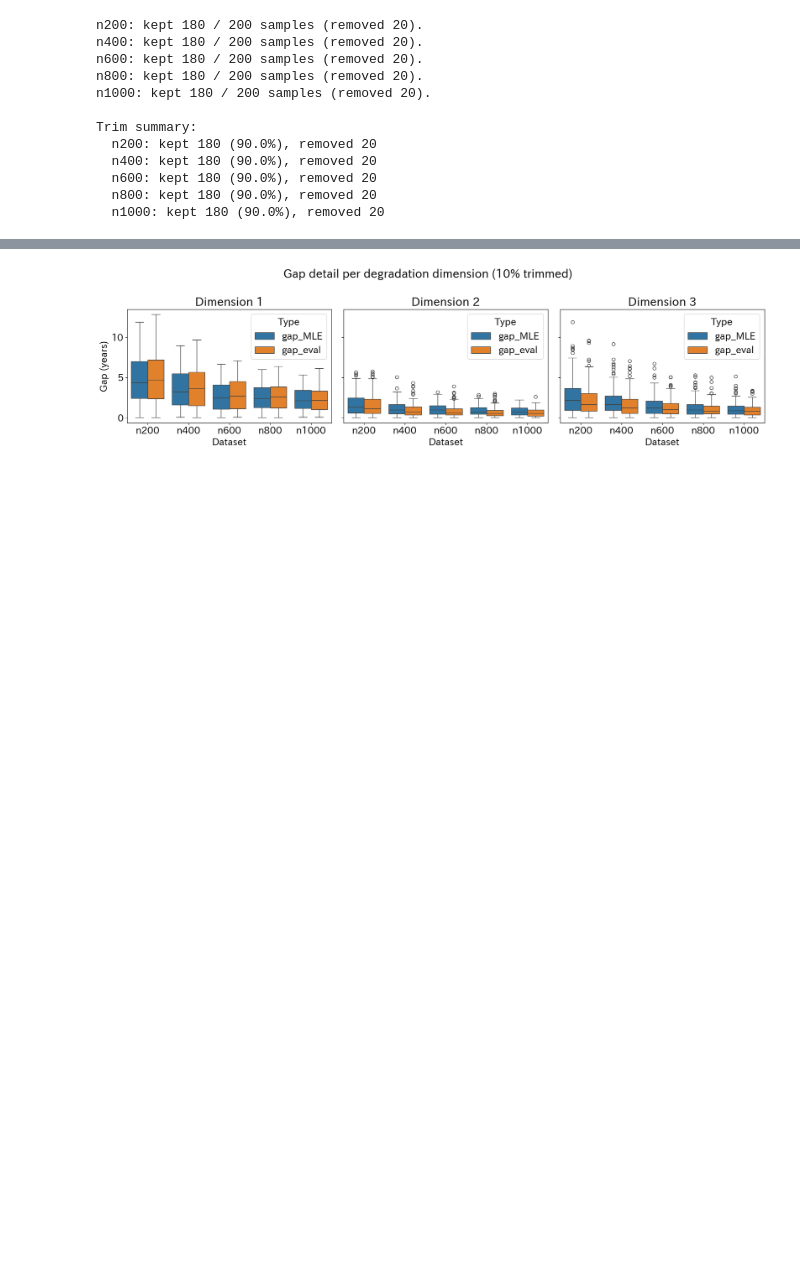
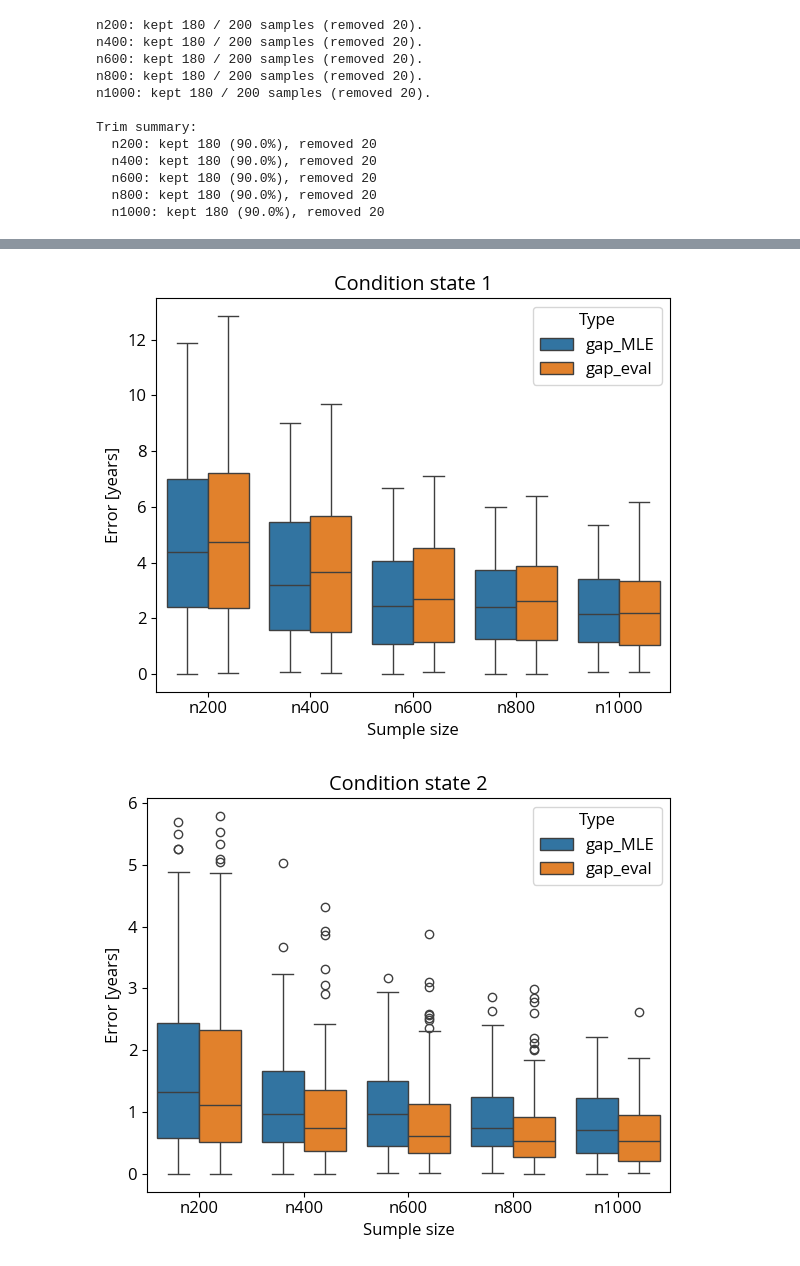
Before and after one commit to natsuki0720/CTMCxDeepSets, a Jupyter notebook: notebooks/real_data_gap_analysis.ipynb, the cells around one changed output, grey strips where cells are left out. Cells and saved outputs as stored; diff of their text form; code cells hidden in the pictures; blank space fills up the shorter version.

```diff
--- a/notebooks/real_data_gap_analysis.ipynb
+++ b/notebooks/real_data_gap_analysis.ipynb
@@ -20,9 +20,9 @@ from utils.likelihood import Likelihood_diagonal_exp
 from utils.formate_matrix_toMLData import matrix_trimer, formate_dataMatrix
 from models.model_0929 import DeepSets_varSets_forDiagnel, collate_fn, varSets_Datasets
 
-import matplotlib.pyplot as plt
+
 import seaborn as sns
 import japanize_matplotlib
 
-plt.rcParams["font.size"] = 18
+
 np.set_printoptions(suppress=True, precision=4)
@@ -36,13 +61,13 @@ TIME_SCALE = 1.0
 MLE_INITIAL_GUESS = np.array([-0.5, -1.0, -1.5])
 OUTLIER_PERCENTILE = 90 # remove top 5% largest LL gaps
 EPS = 1e-9
-
+dir_base="/Volumes/TRANSCEND/datas"
 EXTERNAL_DATASETS = {
-    "n200": {"path": "/media/user/TRANSCEND/datas/real_data/shoban/samples_200", "ll_use": False},
-    "n400": {"path": "/media/user/TRANSCEND/datas/real_data/shoban/samples_400", "ll_use": False},
-    "n600": {"path": "/media/user/TRANSCEND/datas/real_data/shoban/samples_600", "ll_use": False},
-    "n800": {"path": "/media/user/TRANSCEND/datas/real_data/shoban/samples_800", "ll_use": False},
-    "n1000": {"path": "/media/user/TRANSCEND/datas/real_data/shoban/samples_1000", "ll_use": False},
+    "n200": {"path": dir_base+"/real_data/shoban/samples_200", "ll_use": False},
+    "n400": {"path":dir_base+ "/real_data/shoban/samples_400", "ll_use": False},
+    "n600": {"path": dir_base+"/real_data/shoban/samples_600", "ll_use": False},
+    "n800": {"path": dir_base+"/real_data/shoban/samples_800", "ll_use": False},
+    "n1000": {"path": dir_base+"/real_data/shoban/samples_1000", "ll_use": False},
 }
 
 VALID_EXTENSIONS = (".csv", ".txt")
@@ -393,35 +418,42 @@ else:
 # %%
 
 dim_rows = []
 for label in ordered_labels:
     ll_vals = clean_gap_ll_dict.get(label)
     eval_vals = clean_gap_eval_dict.get(label)
     if ll_vals is None or eval_vals is None:
         continue
     for vec in ll_vals:
         for dim_idx, value in enumerate(vec):
             dim_rows.append({"Dataset": label, "Type": "gap_MLE", "Dim": dim_idx, "Value": value})
     for vec in eval_vals:
         for dim_idx, value in enumerate(vec):
             dim_rows.append({"Dataset": label, "Type": "gap_eval", "Dim": dim_idx, "Value": value})
 
+legend_labels = {"gap_MLE": "MLE", "gap_eval": "Surrogate"}
+
 if dim_rows:
     dim_df = pd.DataFrame(dim_rows)
-    fig, axes = plt.subplots(1, 3, figsize=(18, 5), sharey=True)
+
     for dim_idx in range(3):
         ax_df = dim_df[dim_df["Dim"] == dim_idx]
         if ax_df.empty:
-            axes[dim_idx].axis("off")
-            axes[dim_idx].set_title(f"Dimension {dim_idx + 1}")
+            print(f"No data for dimension {dim_idx + 1}")
             continue
-        sns.boxplot(data=ax_df, x="Dataset", y="Value", hue="Type", ax=axes[dim_idx])
-        axes[dim_idx].set_title(f"Dimension {dim_idx + 1}")
-        axes[dim_idx].set_xlabel("Dataset")
-        axes[dim_idx].set_ylabel("Gap (years)")
-    plt.suptitle(f"Gap detail per degradation dimension ({100 - OUTLIER_PERCENTILE}% trimmed)")
-    plt.tight_layout()
-    plt.show()
+        handles, labels = ax.get_legend_handles_labels()
+        new_labels = [legend_labels.get(lbl, lbl) for lbl in labels]
+
+        # ▶▶ 各次元ごとに独立した Figure を生成
+        plt.figure(figsize=(6, 5))
+        sns.boxplot(data=ax_df, x="Dataset", y="Value", hue="Type")
+        plt.title(f"Condition state {dim_idx + 1}")
+        plt.xlabel("Sumple size",fontsize=12)
+        plt.ylabel("Error [years]", fontsize=12)
+        plt.tight_layout()
+        plt.show()
+
 else:
     print("No per-dimension gap data to plot.")
 # %% [output]
-[figure, old version]
+[figure, new version]
+[figure, added]
```
Also changed, not shown: parts of 9 cells of this notebook, 19 other files.
